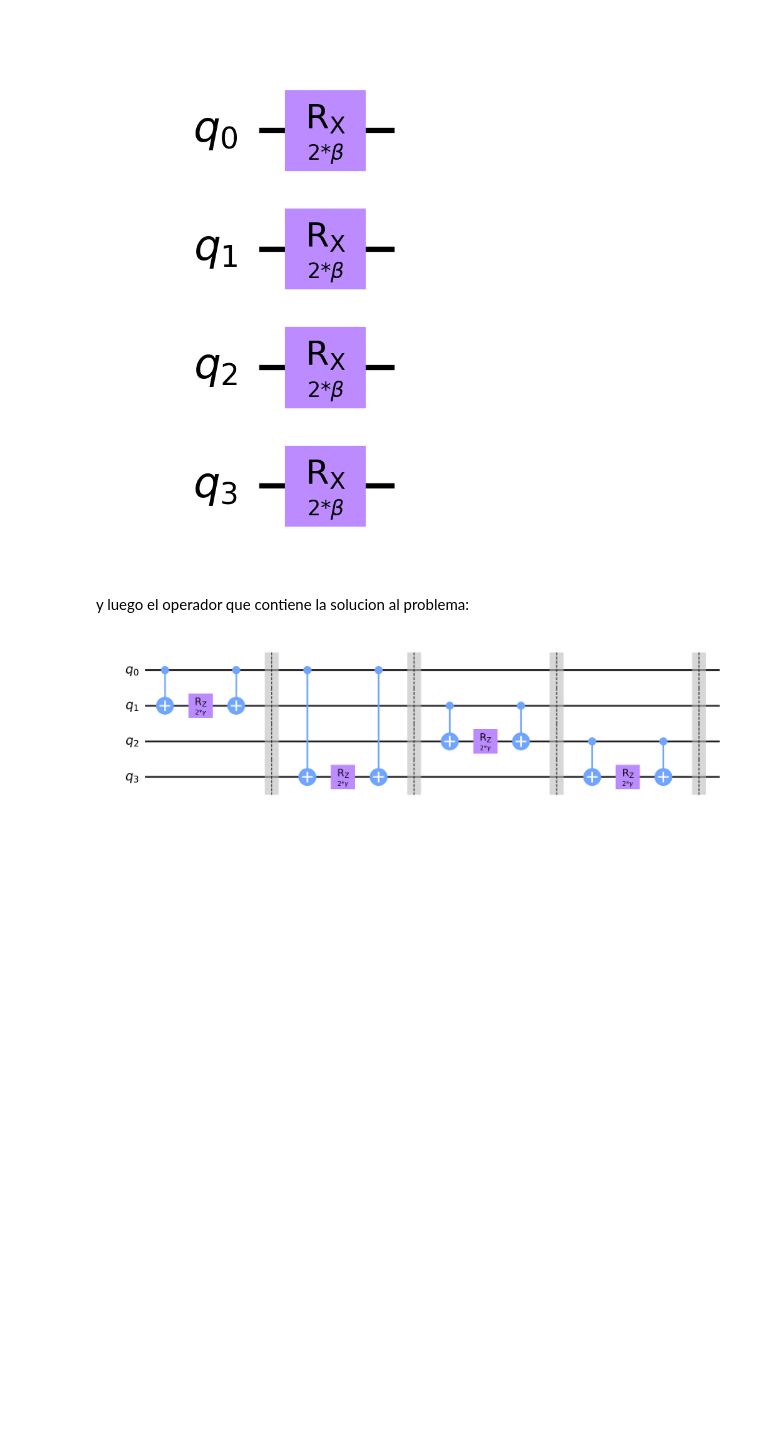
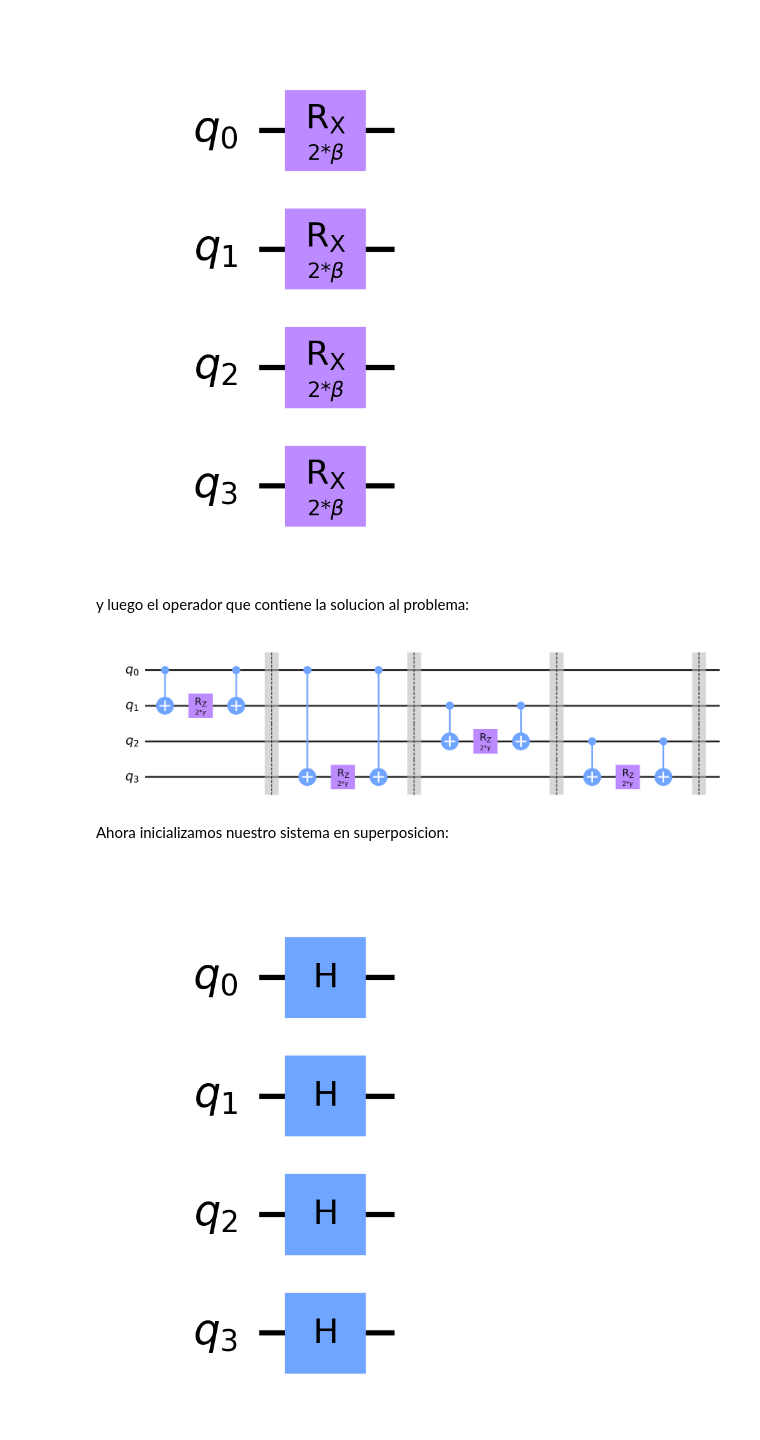
Before and after one commit to delgadoandrea/NotebooksIntroALaQC, a Jupyter notebook: QAOA.ipynb, the cells around one changed output. Saved outputs shown, nothing was run; the diff lists cells and outputs as text; code cells hidden in the pictures; blank space fills up the shorter version.

```diff
--- a/QAOA.ipynb
+++ b/QAOA.ipynb
@@ -73,3 +70,13 @@ for pair in list(G.edges()):  # pairs of nodes
 qc_p.decompose().draw('mpl')
 # %% [output]
 [figure]
+# %% [markdown]
+Ahora inicializamos nuestro sistema en superposicion:
+# %%
+qc_0 = QuantumCircuit(nqubits)
+for i in range(0, nqubits):
+    qc_0.h(i)
+
+qc_0.draw('mpl')
+# %% [output]
+[figure, added]
```
Also changed, not shown: parts of 14 cells of this notebook.
